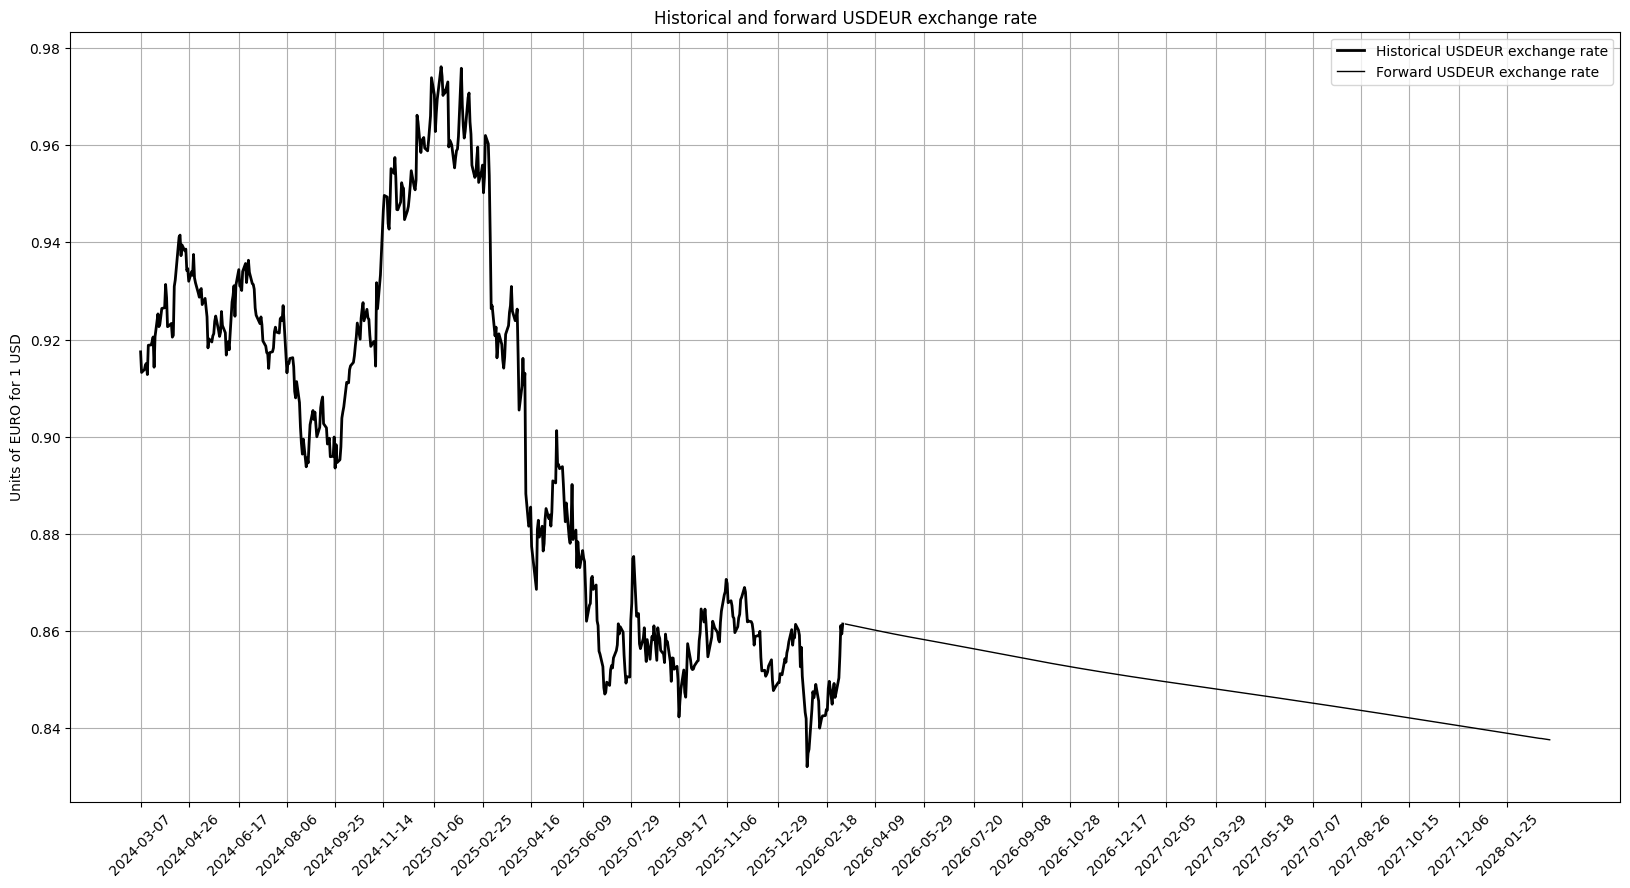
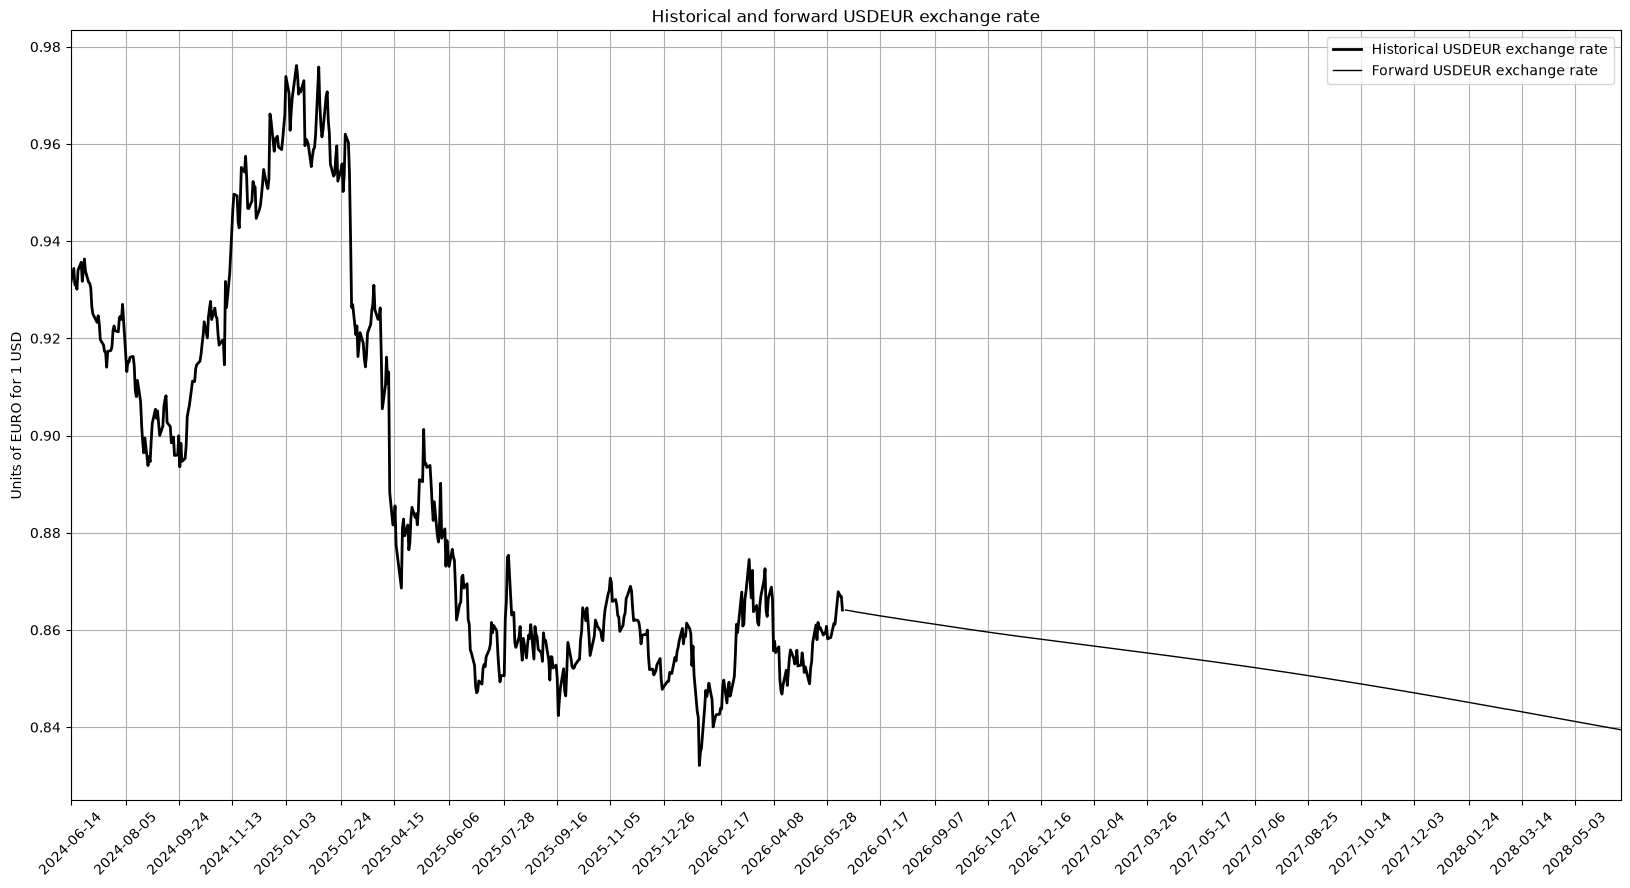
Unified diff of the notebook cell whose output changed from the first chart to the second:
--- before
+++ after
@@ -6,4 +6,5 @@
 ax.legend()
 ax.grid(True)
+ax.margins(x=0)
 ax.set_title('Historical and forward USDEUR exchange rate')
 x_axis = asset_prices.index.to_list() + x.to_list()

Commit: switched from pandas_datareader to pyfredapi for working with FRED data